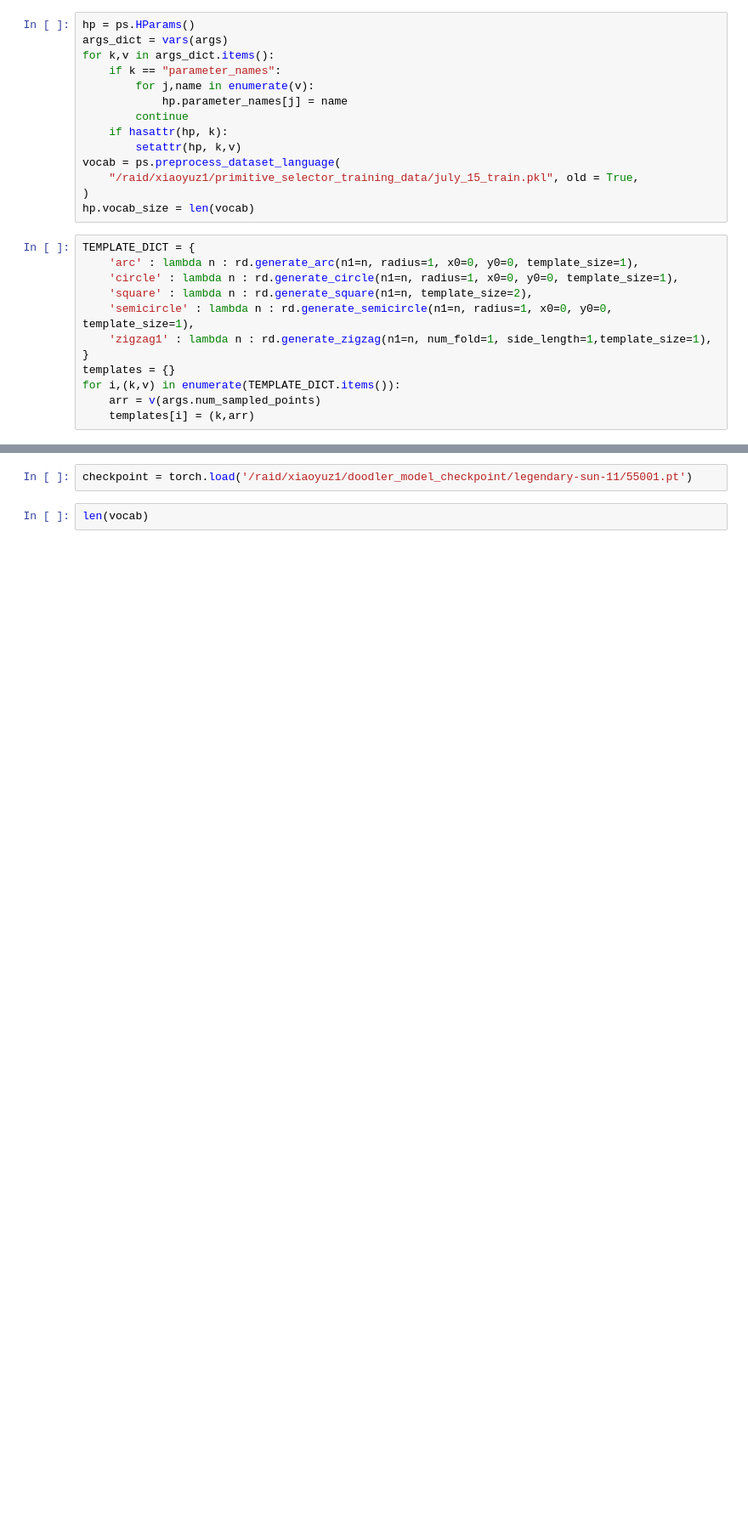
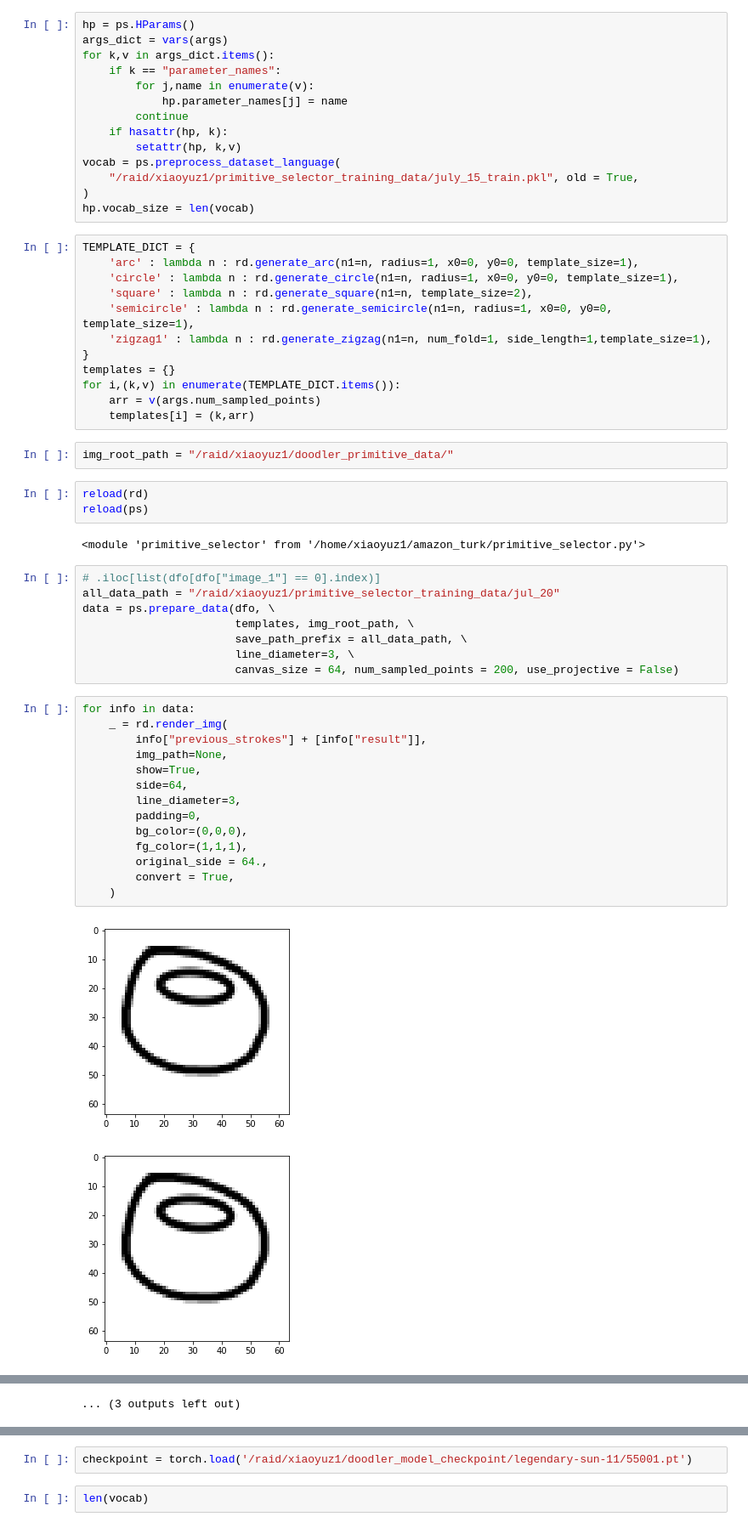
Before and after one commit to ErinZhang1998/sketch_collection, a Jupyter notebook: 07_01_analysis.ipynb, the cells around one changed output, grey strips where cells are left out. Shown at 85% size. Drawn from its saved outputs; the diff is of its cells as text; blank space fills up the shorter version.

Commit message:
processed data

```diff
--- a/07_01_analysis.ipynb
+++ b/07_01_analysis.ipynb
@@ -128,3 +124,35 @@ templates = {}
 for i,(k,v) in enumerate(TEMPLATE_DICT.items()):
     arr = v(args.num_sampled_points)
     templates[i] = (k,arr)
+# %%
+img_root_path = "/raid/xiaoyuz1/doodler_primitive_data/"
+# %%
+reload(rd)
+reload(ps)
+# %% [output]
+<module 'primitive_selector' from '/home/xiaoyuz1/amazon_turk/primitive_selector.py'>
+# %%
+# .iloc[list(dfo[dfo["image_1"] == 0].index)]
+all_data_path = "/raid/xiaoyuz1/primitive_selector_training_data/jul_20"
+data = ps.prepare_data(dfo, \
+                       templates, img_root_path, \
+                       save_path_prefix = all_data_path, \
+                       line_diameter=3, \
+                       canvas_size = 64, num_sampled_points = 200, use_projective = False)
+# %%
+for info in data:
+    _ = rd.render_img(
+        info["previous_strokes"] + [info["result"]],
+        img_path=None,
+        show=True,
+        side=64,
+        line_diameter=3,
+        padding=0,
+        bg_color=(0,0,0),
+        fg_color=(1,1,1),
+        original_side = 64.,
+        convert = True,
+    )
+# %% [output]
+[figure, added]
+[figure, added]
@@ -130,0 +169 @@ for i,(k,v) in enumerate(TEMPLATE_DICT.items()):
+... (3 outputs left out)
```
Also changed, not shown: parts of 24 cells of this notebook, 2 other files.
